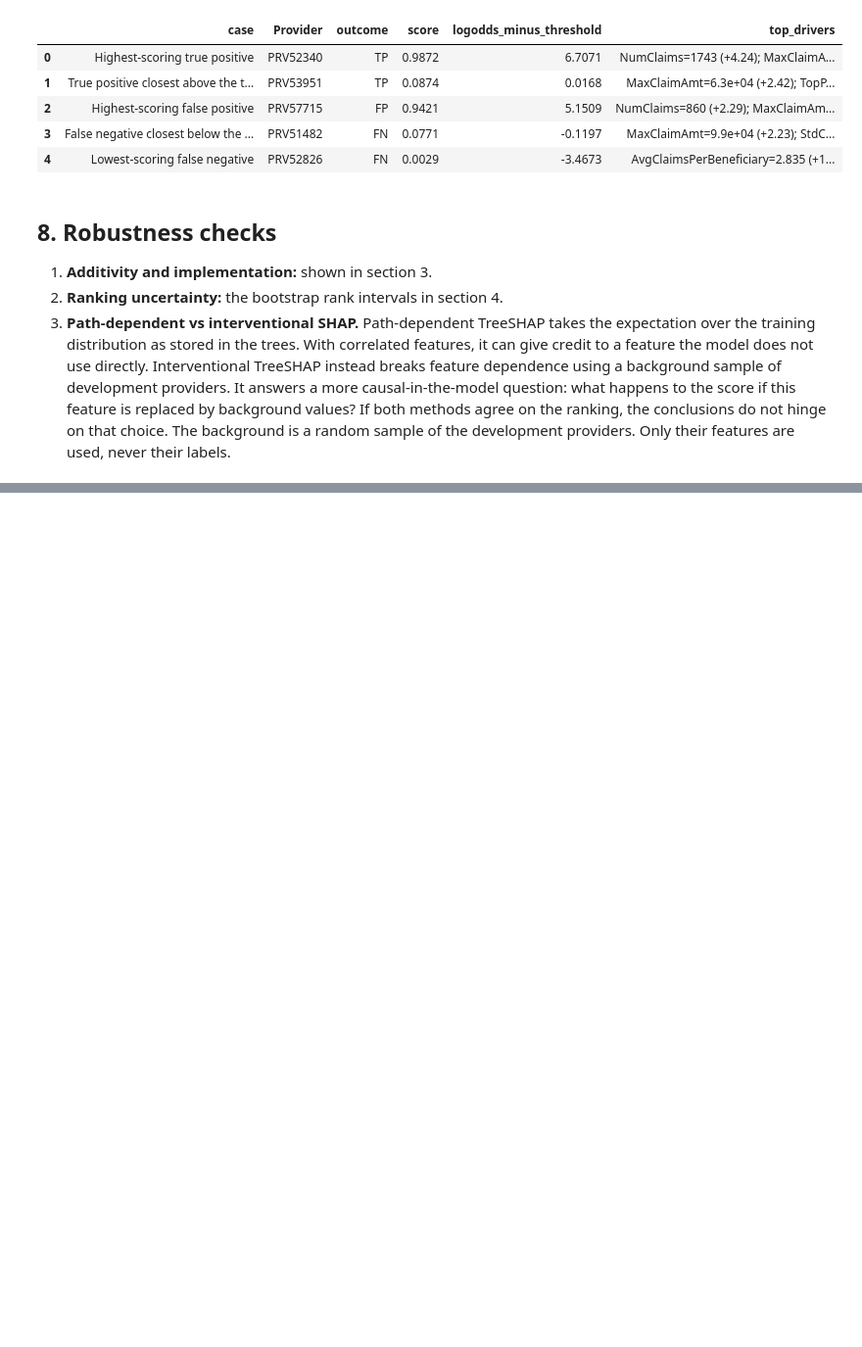
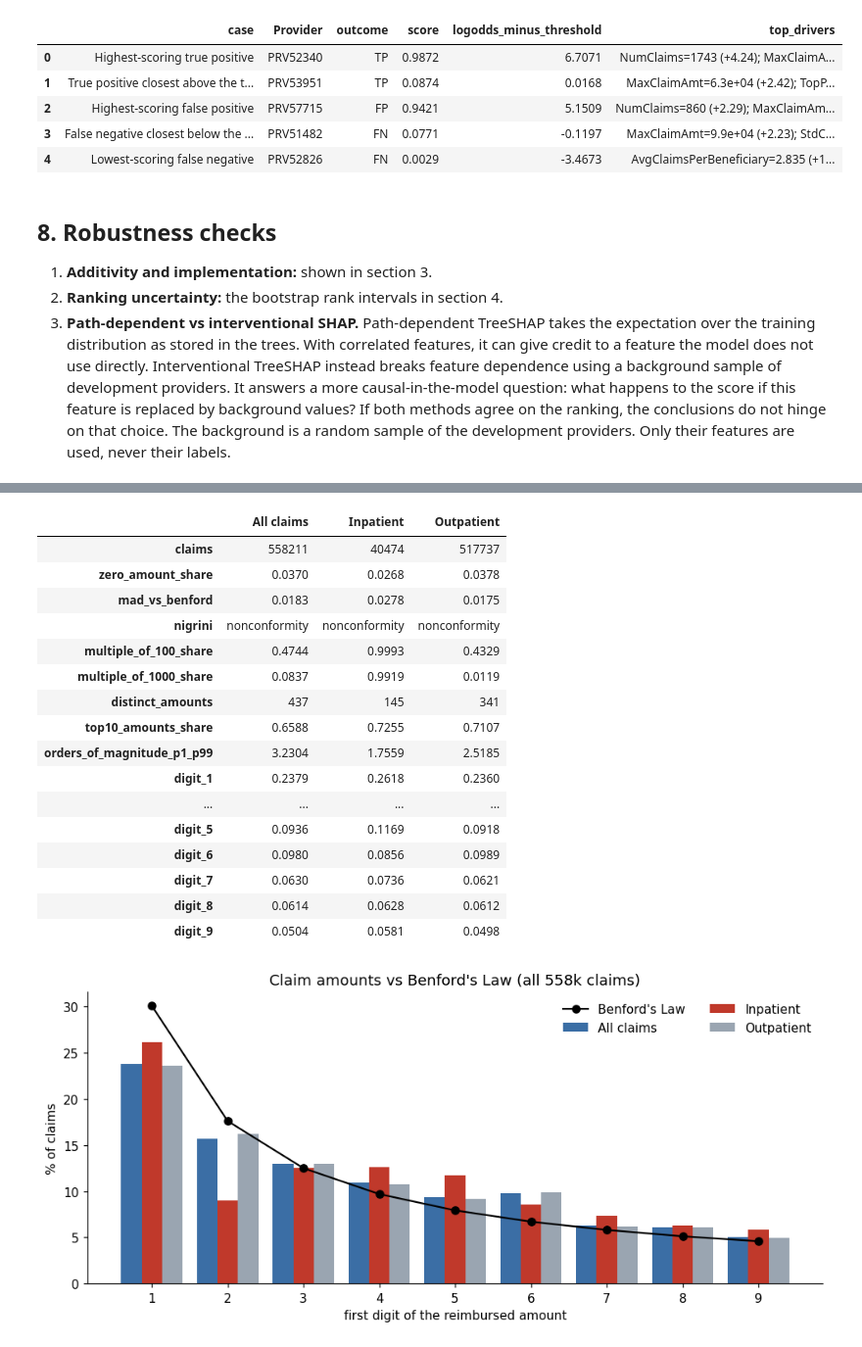
Before and after one commit to citronwhitetea/bt4012-group14-healthcare-fraud-detection, a Jupyter notebook: notebooks/07_shap_evaluation.ipynb, the cells around one changed output, grey strips where cells are left out. Shown at 98% size. Cells and saved outputs as stored; diff of their text form; code cells hidden in the pictures; blank space fills up the shorter version.

```diff
--- a/notebooks/07_shap_evaluation.ipynb
+++ b/notebooks/07_shap_evaluation.ipynb
@@ -912,0 +927,78 @@ Same top driver for 78.3% of providers; median per-provider Spearman of SHAP vec
+# %%
+CLAIMS_PATH = ROOT / "data" / "processed" / "claims_cleaned.csv"
+claims = pd.read_csv(CLAIMS_PATH, usecols=[ID_COL, "ClaimType", "InscClaimAmtReimbursed"])
+claims[ID_COL] = claims[ID_COL].astype(str)
+BENFORD = np.log10(1 + 1 / np.arange(1, 10))
+# Nigrini (2012) first-digit MAD conformity ranges
+NIGRINI = [(0.006, "close conformity"), (0.012, "acceptable conformity"),
+           (0.015, "marginally acceptable conformity"), (np.inf, "nonconformity")]
+
+
+def first_digit(x):
+    x = np.asarray(x, dtype=float)
+    x = x[x > 0]
+    return np.clip((x / 10 ** np.floor(np.log10(x) + 1e-9)).astype(int), 1, 9)
+
+
+def digit_props(x):
+    d = first_digit(x)
+    return np.bincount(d, minlength=10)[1:] / len(d)
+
+
+amounts = claims["InscClaimAmtReimbursed"]
+digit_rows = {}
+for name, mask in [("All claims", np.ones(len(claims), bool)),
+                   ("Inpatient", claims["ClaimType"].eq("Inpatient").to_numpy()),
+                   ("Outpatient", claims["ClaimType"].eq("Outpatient").to_numpy())]:
+    x = amounts[mask]
+    pos_x = x[x > 0]
+    props = digit_props(x)
+    mad = float(np.abs(props - BENFORD).mean())
+    digit_rows[name] = {
+        "claims": int(mask.sum()), "zero_amount_share": float((x <= 0).mean()),
+        "mad_vs_benford": mad, "nigrini": next(label for cut, label in NIGRINI if mad <= cut),
+        "multiple_of_100_share": float((pos_x % 100 == 0).mean()),
+        "multiple_of_1000_share": float((pos_x % 1000 == 0).mean()),
+        "distinct_amounts": int(pos_x.nunique()),
+        "top10_amounts_share": float(pos_x.value_counts(normalize=True).head(10).sum()),
+        "orders_of_magnitude_p1_p99": float(np.log10(pos_x.quantile(0.99) / pos_x.quantile(0.01))),
+        **{f"digit_{k}": float(v) for k, v in zip(range(1, 10), props)},
+    }
+digit_tbl = pd.DataFrame(digit_rows).T
+save_table(digit_tbl, "benford_claim_digits")
+with pd.option_context("display.float_format", "{:.4f}".format):
+    display(digit_tbl.T)
+
+fig, ax = plt.subplots(figsize=(9, 4.2))
+width = 0.27
+for k, (name, colour) in enumerate([("All claims", "#3b6ea5"), ("Inpatient", "#c0392b"), ("Outpatient", "#9aa5b1")]):
+    ax.bar(np.arange(1, 10) + (k - 1) * width, 100 * digit_tbl.loc[name, [f"digit_{d}" for d in range(1, 10)]].astype(float),
+           width=width, color=colour, label=name)
+ax.plot(np.arange(1, 10), 100 * BENFORD, color="black", marker="o", lw=1.4, label="Benford's Law")
+ax.set_xticks(range(1, 10))
+ax.set_xlabel("first digit of the reimbursed amount")
+ax.set_ylabel("% of claims")
+ax.set_title("Claim amounts vs Benford's Law (all 558k claims)")
+ax.legend(frameon=False, ncol=2)
+fig.tight_layout()
+save_fig(fig, "09_benford_claim_digits")
+plt.show()
+# %% [output]
+|  | All claims | Inpatient | Outpatient |
+| claims | 558211 | 40474 | 517737 |
+| zero_amount_share | 0.0370 | 0.0268 | 0.0378 |
+| mad_vs_benford | 0.0183 | 0.0278 | 0.0175 |
+| nigrini | nonconformity | nonconformity | nonconformity |
+| multiple_of_100_share | 0.4744 | 0.9993 | 0.4329 |
+| multiple_of_1000_share | 0.0837 | 0.9919 | 0.0119 |
+| distinct_amounts | 437 | 145 | 341 |
+| top10_amounts_share | 0.6588 | 0.7255 | 0.7107 |
+| orders_of_magnitude_p1_p99 | 3.2304 | 1.7559 | 2.5185 |
+| digit_1 | 0.2379 | 0.2618 | 0.2360 |
+| ... | ... | ... | ... |
+| digit_5 | 0.0936 | 0.1169 | 0.0918 |
+| digit_6 | 0.0980 | 0.0856 | 0.0989 |
+| digit_7 | 0.0630 | 0.0736 | 0.0621 |
+| digit_8 | 0.0614 | 0.0628 | 0.0612 |
+| digit_9 | 0.0504 | 0.0581 | 0.0498 |
+[figure, added]
```
Also changed, not shown: parts of 10 cells of this notebook, 9 other files.
